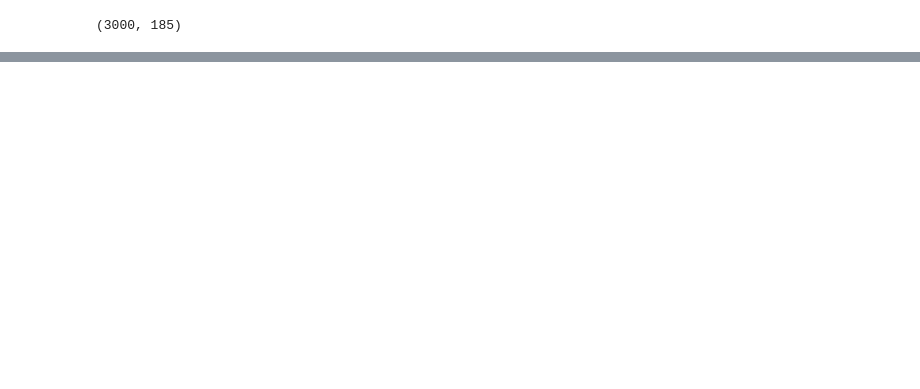
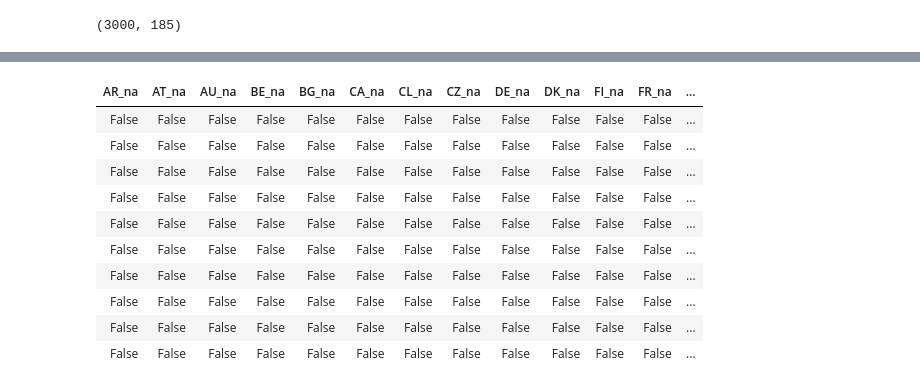
Before and after one commit to Idan707/Kaggle_TMDB_Box_Office_Prediction, a Jupyter notebook: Kaggle_TMDB_Box_Office_Prediction_V4.ipynb, the cells around one changed output, grey strips where cells are left out. Drawn from its saved outputs; the diff is of its cells as text; code cells hidden in the pictures; blank space fills up the shorter version.

```diff
--- a/Kaggle_TMDB_Box_Office_Prediction_V4.ipynb
+++ b/Kaggle_TMDB_Box_Office_Prediction_V4.ipynb
@@ -966,0 +988,31 @@ Train on 2000 samples
+# %%
+from fastai.tabular import *
+
+#traind = train.drop(l, axis=1).copy()
+traind = train.drop(['id'], axis=1).copy()
+
+dep_var = 'revenue'
+cont_names = list(traind.drop(['revenue'], axis=1).columns.values)
+procs = [FillMissing, Categorify, Normalize]
+
+test = TabularList.from_df(traind.iloc[2000:3000].copy(), cont_names=cont_names, procs=procs)
+
+data = (TabularList.from_df(traind, cont_names=cont_names, procs=procs, cat_names=[])
+                           .split_by_idx(list(range(2000,3000)))
+                           .label_from_df(cols=dep_var, label_cls = FloatList, log = True)
+                           .add_test(test)
+                           .databunch(bs=32))
+# %%
+data.show_batch(rows=10)
+# %% [output]
+| AR_na | AT_na | AU_na | BE_na | BG_na | CA_na | CL_na | CZ_na | DE_na | DK_na | FI_na | FR_na | ... |
+| False | False | False | False | False | False | False | False | False | False | False | False | ... |
+| False | False | False | False | False | False | False | False | False | False | False | False | ... |
+| False | False | False | False | False | False | False | False | False | False | False | False | ... |
+| False | False | False | False | False | False | False | False | False | False | False | False | ... |
+| False | False | False | False | False | False | False | False | False | False | False | False | ... |
+| False | False | False | False | False | False | False | False | False | False | False | False | ... |
+| False | False | False | False | False | False | False | False | False | False | False | False | ... |
+| False | False | False | False | False | False | False | False | False | False | False | False | ... |
+| False | False | False | False | False | False | False | False | False | False | False | False | ... |
+| False | False | False | False | False | False | False | False | False | False | False | False | ... |
```
Also changed, not shown: parts of 14 cells of this notebook.
